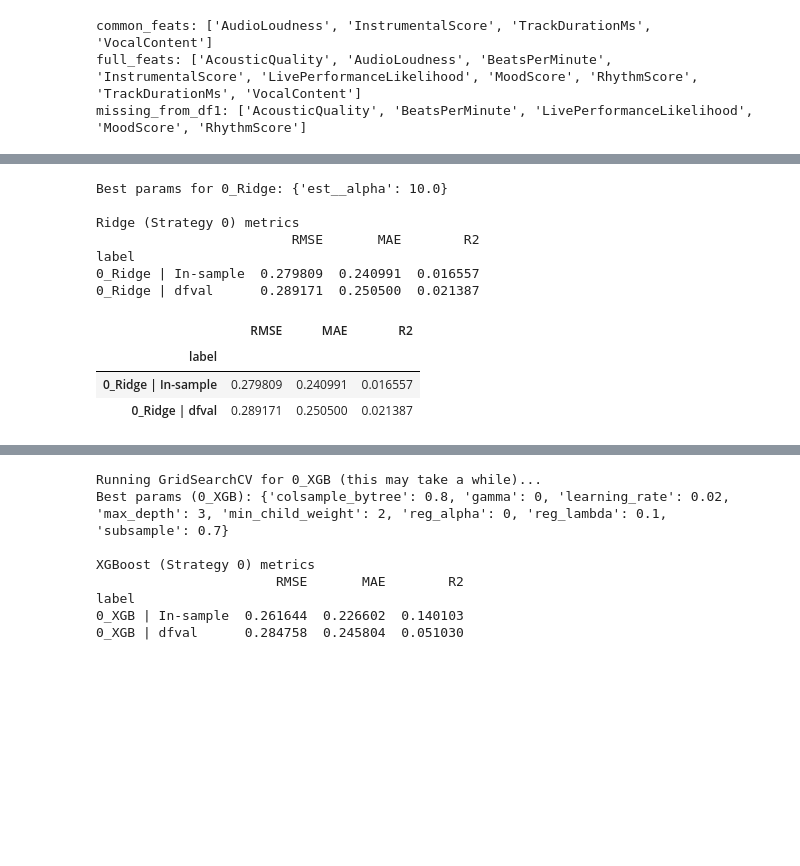
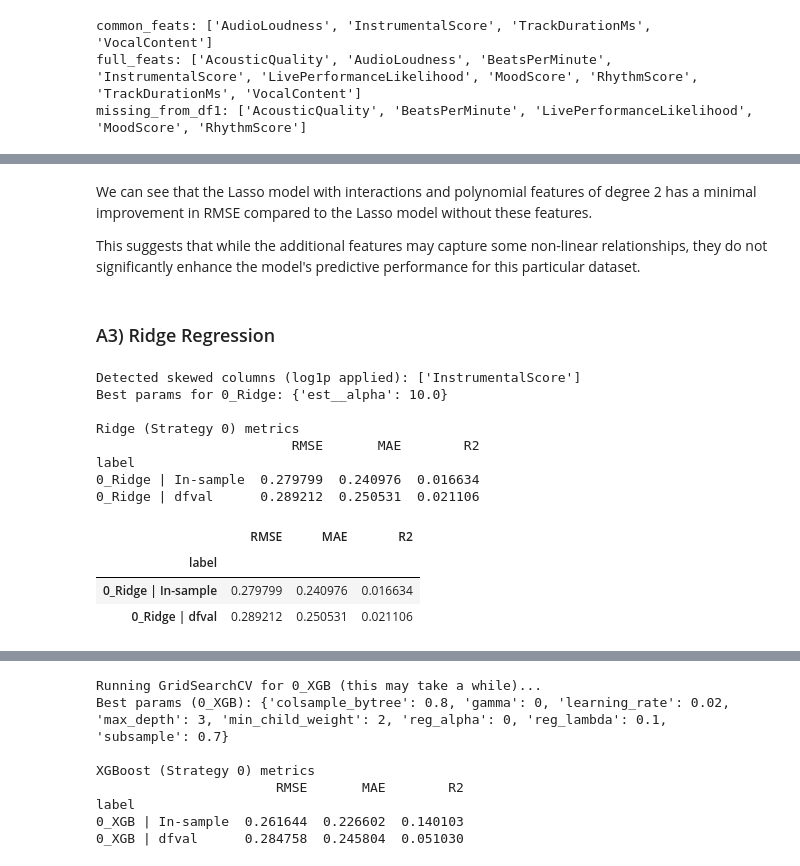
Before and after one commit to HindyUCL/deliverable2-analyticsedge-mit, a Jupyter notebook: run_2.ipynb, the cells around one changed output, grey strips where cells are left out. Drawn from its saved outputs; the diff is of its cells as text; code cells hidden in the pictures; blank space fills up the shorter version.

```diff
--- a/run_2.ipynb
+++ b/run_2.ipynb
@@ -323,0 +521,24 @@ Features likely unscaled: ['BeatsPerMinute', 'TrackDurationMs']
+# %%
+# Strategy 0 (df1 only)
+candidate_feats = sorted(list(dict.fromkeys(common_feats)))
+SKEWED_COLS = detect_skewed_cols(df1, candidate_feats, thresh=0.8)
+print("Detected skewed columns (log1p applied):", SKEWED_COLS)
+
+
+X_0_train_tf = apply_log1p(X_0_train, SKEWED_COLS)
+X_0_val_tf   = apply_log1p(X_0_val, SKEWED_COLS)
+
+print("\n--- Strategy 0: Lasso with all interactions ---")
+lasso0, coef0, pred_tr0, pred0 = lasso_with_interactions(X_0_train_tf, y_0_train, X_0_val_tf, candidate_feats, "0_Lasso_poly2")
+
+# Compute and store proper dfval metrics for Strategy 0 result (use matching y / preds)
+RESULTS = [r for r in RESULTS if r.get("label") not in {"0_Lasso_poly2_interactions | In-sample", "0_Lasso_poly2_interactions | dfval"}]
+RESULTS += [
+    metrics(y_0_train, pred_tr0, "0_Lasso_poly2_interactions | In-sample"),
+    metrics(y_0_val,   pred0,    "0_Lasso_poly2_interactions | dfval"),
+]
+MODEL_STORE["0_Lasso_poly2_interactions"] = lasso0
+VAL_PRED_STORE["0_Lasso_poly2_interactions"] = pred0
+
+print_metrics_table([r for r in RESULTS if r["label"].startswith("0_Lasso_poly2_interactions")],
+                    "Lasso with interactions (Strategy 0) metrics")
@@ -324,5 +632,18 @@ Features likely unscaled: ['BeatsPerMinute', 'TrackDurationMs']
+# %% [markdown]
+We can see that the Lasso model with interactions and polynomial features of degree 2 has a minimal improvement in RMSE compared to the Lasso model without these features.
+
+This suggests that while the additional features may capture some non-linear relationships, they do not significantly enhance the model's predictive performance for this particular dataset.
+# %% [markdown]
+### A3) Ridge Regression
 # %%
-# ==== [10] Strategy 0 — Ridge on common features ====
+candidate_feats = sorted(list(dict.fromkeys(common_feats)))
+SKEWED_COLS = detect_skewed_cols(df1, candidate_feats, thresh=0.8)
+print("Detected skewed columns (log1p applied):", SKEWED_COLS)
+
+
+X_0_train_tf = apply_log1p(X_0_train, SKEWED_COLS)
+X_0_val_tf   = apply_log1p(X_0_val, SKEWED_COLS)
+
 pipe = Pipeline([
     ("prep", linear_preproc()),
     ("est", Ridge(random_state=RANDOM_STATE))
@@ -330,38 +651,39 @@ pipe = Pipeline([
 
 grid = {"est__alpha": [0.1, 1.0, 3.0, 10.0]}
 
-gs = cv_grid_search(pipe, grid, X_0_train, y_0_train, splits=5)
+gs = cv_grid_search(pipe, grid, X_0_train_tf, y_0_train, splits=5)
 best = gs.best_estimator_
 
 # print best params
 print("Best params for 0_Ridge:", gs.best_params_)
 
 # Fit and evaluate
-best.fit(X_0_train, y_0_train)
-pred_tr = best.predict(X_0_train)
-pred_val = best.predict(X_0_val)
+best.fit(X_0_train_tf, y_0_train)
+pred_tr = best.predict(X_0_train_tf)
+pred_val = best.predict(X_0_val_tf)
 
 RESULTS += [
     metrics(y_0_train, pred_tr, "0_Ridge | In-sample"),
     metrics(y_0_val,   pred_val, "0_Ridge | dfval"),
 ]
 MODEL_STORE["0_Ridge"] = best
 VAL_PRED_STORE["0_Ridge"] = pred_val
 
 print_metrics_table([r for r in RESULTS if r["label"].startswith("0_Ridge")],
                     "Ridge (Strategy 0) metrics")
 
 # Optional: write Xtest predictions
 # pd.DataFrame({"Energy": best.predict(Xtest[common_feats])}).to_csv("0_Ridge_Xtest.csv", index=False)
 # %% [output]
+Detected skewed columns (log1p applied): ['InstrumentalScore']
 Best params for 0_Ridge: {'est__alpha': 10.0}
 
 Ridge (Strategy 0) metrics
                          RMSE       MAE        R2
 label
-0_Ridge | In-sample  0.279809  0.240991  0.016557
-0_Ridge | dfval      0.289171  0.250500  0.021387
+0_Ridge | In-sample  0.279799  0.240976  0.016634
+0_Ridge | dfval      0.289212  0.250531  0.021106
 |  | RMSE | MAE | R2 |
 | label |  |  |  |
-| 0_Ridge | In-sample | 0.279809 | 0.240991 | 0.016557 |
-| 0_Ridge | dfval | 0.289171 | 0.250500 | 0.021387 |
+| 0_Ridge | In-sample | 0.279799 | 0.240976 | 0.016634 |
+| 0_Ridge | dfval | 0.289212 | 0.250531 | 0.021106 |
```
Also changed, not shown: parts of 72 cells of this notebook.
